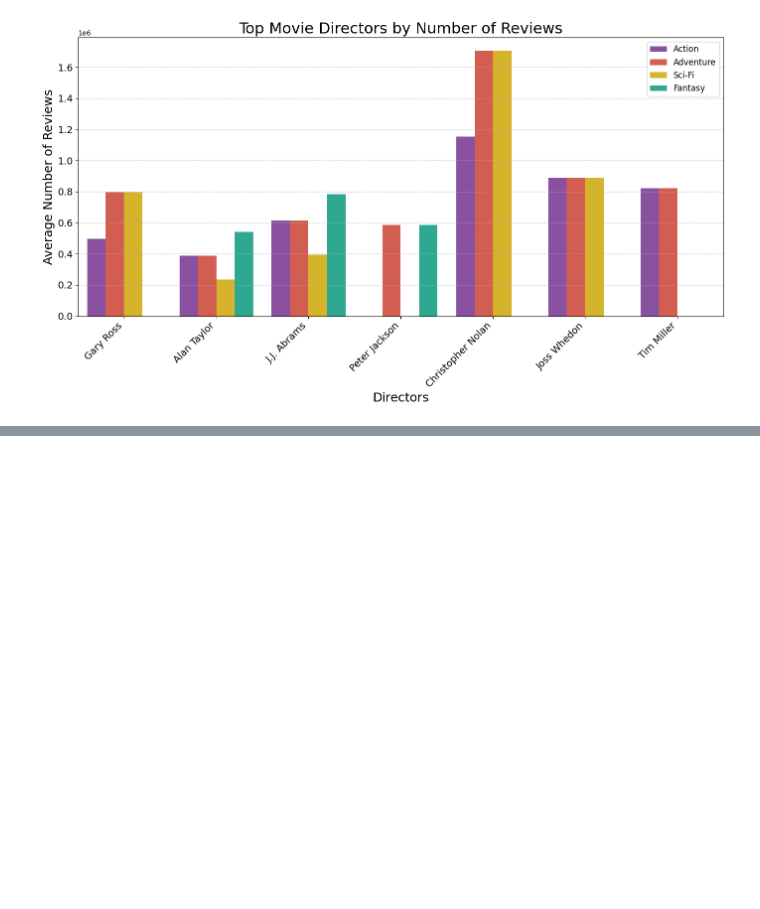
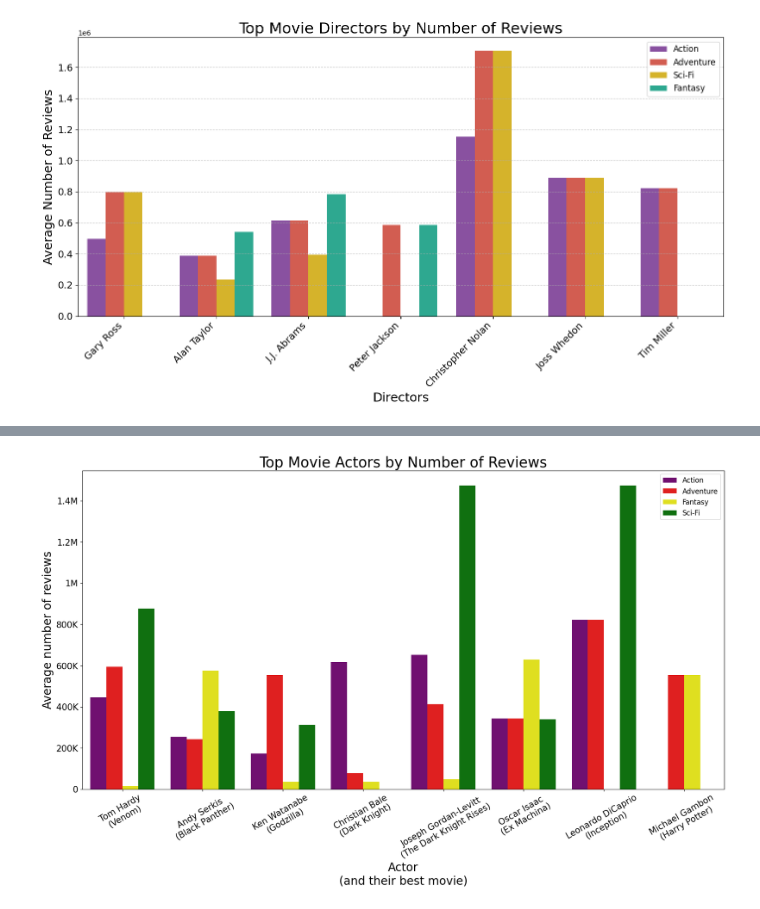
Before and after one commit to Wangari-web/dsc-phase-1-project-v2-4, a Jupyter notebook: student.ipynb, the cells around one changed output, grey strips where cells are left out. Cells and saved outputs as stored; diff of their text form; code cells hidden in the pictures; blank space fills up the shorter version.

```diff
--- a/student.ipynb
+++ b/student.ipynb
@@ -799,0 +836,82 @@ The `ci` parameter is deprecated. Use `errorbar=None` for the same effect.
+# %%
+# Function to find the top three actors for a given genre
+def getBestActors(genre):
+    # Get relevant data for the genre
+    movies_genre = merged_df.dropna(subset=['actors', 'numvotes'])
+    movies_genre = movies_genre[movies_genre['genres'].str.contains(genre)]
+
+    # Create a list of all actors in the genre
+    all_actors = []
+    for actors_list in movies_genre['actors']:
+        for actor in actors_list.split(','):
+            all_actors.append(actor)
+
+    # Remove duplicate actor names
+    unique_actors = set(all_actors)
+
+    # Calculate the average success (number of reviews) for each actor
+    actor_success = {}
+    for actor in unique_actors:
+        avg_reviews = movies_genre[movies_genre['actors'].str.contains(actor)]['numvotes'].mean()
+        actor_success[actor] = avg_reviews
+
+    # Get the top three actors based on success
+    top_actors = sorted(actor_success, key=actor_success.get, reverse=True)[:3]
+    top_reviews = sorted(actor_success.values(), reverse=True)[:3]
+
+    return [top_actors, top_reviews]
+
+# Get the top actors for each of the four popular genres
+action_actors = getBestActors('Action')
+adventure_actors = getBestActors('Adventure')
+scifi_actors = getBestActors('Sci-Fi')
+fantasy_actors = getBestActors('Fantasy')
+
+# Combine the top actors from all genres
+best_actors = set(action_actors[0] + adventure_actors[0] + scifi_actors[0] + fantasy_actors[0])
+
+# Filter the dataframe to include only relevant data about top actors and genres
+filtered_df = merged_df.dropna(subset=['director', 'actors', 'numvotes'])
+filtered_df = filtered_df[['genres', 'numvotes', 'actors']]
+filtered_df = filtered_df[filtered_df['genres'].map(lambda x: any(substr in x for substr in top_genres))]
+filtered_df = filtered_df[filtered_df['actors'].map(lambda x: any(substr in x for substr in best_actors))]
+
+# Split up actors' lists per movie
+split_actors_df = pd.DataFrame(columns=['genres', 'numvotes', 'actor'])
+for _, row in filtered_df.iterrows():
+    for actor in row['actors'].split(','):
+        split_actors_df.loc[len(split_actors_df.index)] = [row['genres'], row['numvotes'], actor]
+
+# Split up genres' lists per movie
+actor_genre_df = pd.DataFrame(columns=['genres', 'numvotes', 'actor'])
+for _, row in split_actors_df.iterrows():
+    for genre in row['genres'].split(','):
+        actor_genre_df.loc[len(actor_genre_df.index)] = [genre, row['numvotes'], row['actor']]
+
+# Filter out unnecessary data
+actor_genre_df = actor_genre_df[actor_genre_df['genres'].map(lambda x: x in top_genres)]
+actor_genre_df = actor_genre_df[actor_genre_df['actor'].map(lambda x: x in best_actors)]
+
+# Plot the bar graph
+fig, ax = plt.subplots(figsize=(20,10))
+graph = sns.barplot(data=actor_genre_df, x='actor', y='numvotes', hue='genres',
+                    ax=ax, ci=None, palette=['purple', 'red', 'yellow', 'green'])
+ax.set_xlabel('Actor\n(and their best movie)', fontsize=20)
+ax.set_ylabel('Average number of reviews', fontsize=20)
+ax.set_title('Top Movie Actors by Number of Reviews', fontsize=25)
+ax.set_yticklabels(['0', '200K', '400K', '600K', '800K', '1M', '1.2M', '1.4M', '1.6M'], fontsize=15)
+ax.set_xticklabels(('Tom Hardy\n(Venom)',
+'Andy Serkis\n(Black Panther)',
+'Ken Watanabe\n(Godzilla)',
+'Christian Bale\n(Dark Knight)',
+'Joseph Gordan-Levitt\n(The Dark Knight Rises)',
+'Oscar Isaac\n(Ex Machina)',
+'Leonardo DiCaprio\n(Inception)',
+'Michael Gambon\n(Harry Potter)'), fontsize=15)
+
+
+plt.legend(loc='upper right', fontsize='large')
+plt.xticks(rotation=30, ha='center')
+
+plt.show()
+# %% [output]
@@ -799,0 +921 @@ The `ci` parameter is deprecated. Use `errorbar=None` for the same effect.
+[figure, added]
```
Also changed, not shown: parts of 7 cells of this notebook.
